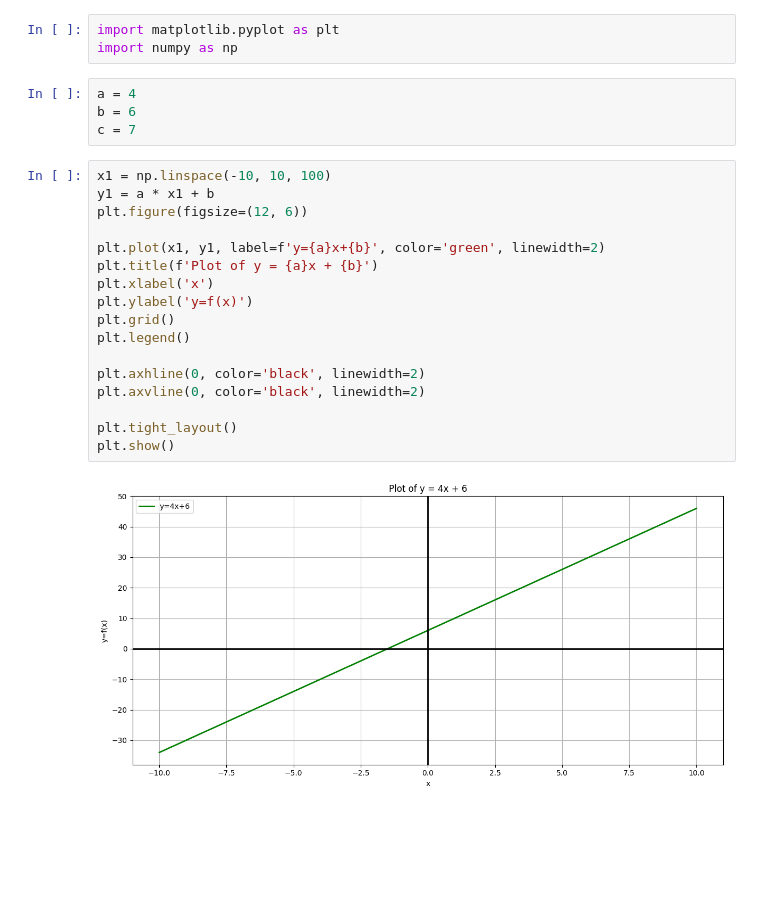
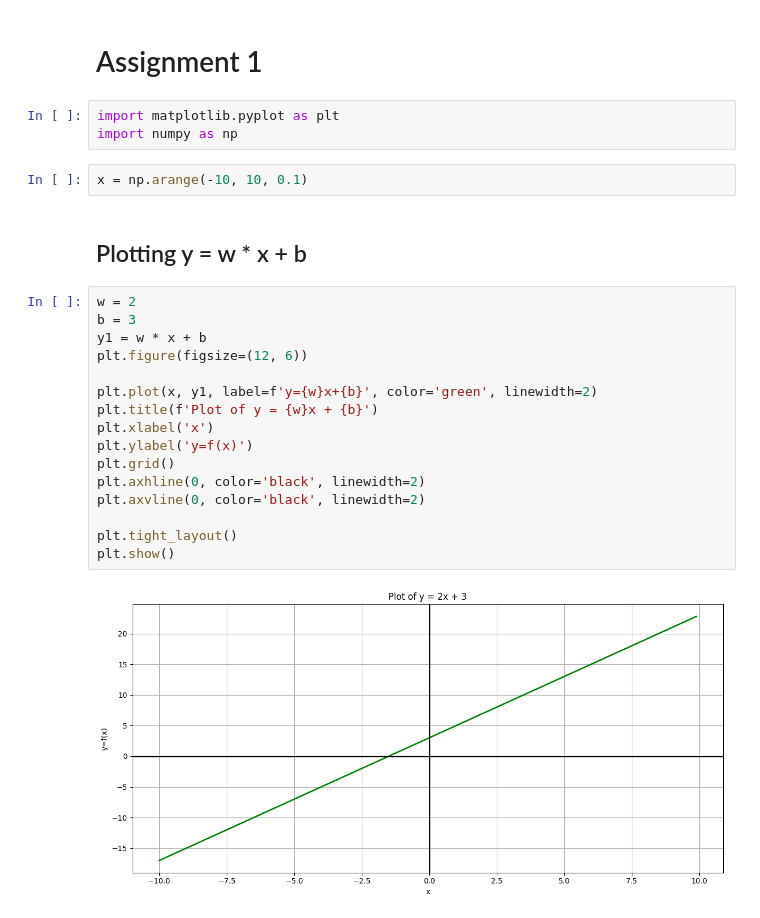
Before and after one commit to SelimRejabd/Artificial-Intelligence, a Jupyter notebook: Assignment1/Assignment1.ipynb, the cells around one changed output. Drawn from its saved outputs; the diff is of its cells as text; blank space fills up the shorter version.

Commit message:
Assignment1 done

```diff
--- a/Assignment1/Assignment1.ipynb
+++ b/Assignment1/Assignment1.ipynb
@@ -1,26 +1,27 @@
+# %% [markdown]
+# Assignment 1
 # %%
 import matplotlib.pyplot as plt
 import numpy as np
-# %%
-a = 4
-b = 6
-c = 7
+# %%
+x = np.arange(-10, 10, 0.1)
+# %% [markdown]
+## Plotting y = w * x + b
 # %%
-x1 = np.linspace(-10, 10, 100)
-y1 = a * x1 + b
+w = 2
+b = 3
+y1 = w * x + b
 plt.figure(figsize=(12, 6))
 
-plt.plot(x1, y1, label=f'y={a}x+{b}', color='green', linewidth=2)
-plt.title(f'Plot of y = {a}x + {b}')
+plt.plot(x, y1, label=f'y={w}x+{b}', color='green', linewidth=2)
+plt.title(f'Plot of y = {w}x + {b}')
 plt.xlabel('x')
 plt.ylabel('y=f(x)')
 plt.grid()
-plt.legend()
-
 plt.axhline(0, color='black', linewidth=2)
 plt.axvline(0, color='black', linewidth=2)
 
 plt.tight_layout()
 plt.show()
 # %% [output]
-[figure, old version]
+[figure, new version]
```
Also changed, not shown: parts of 12 cells of this notebook.
